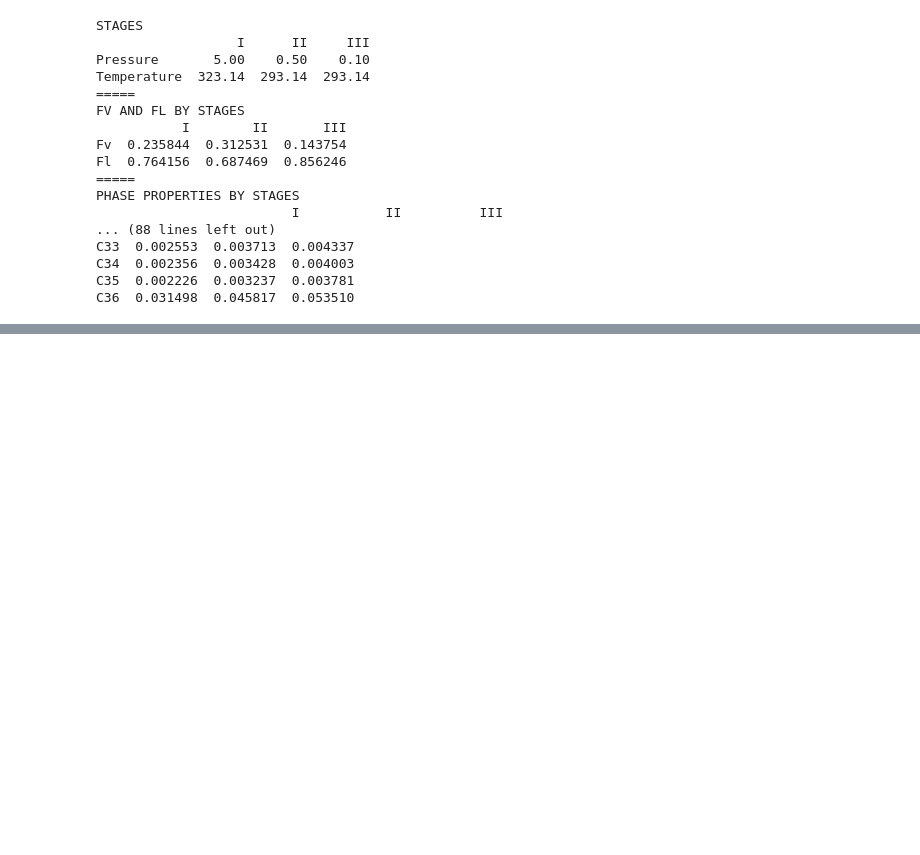
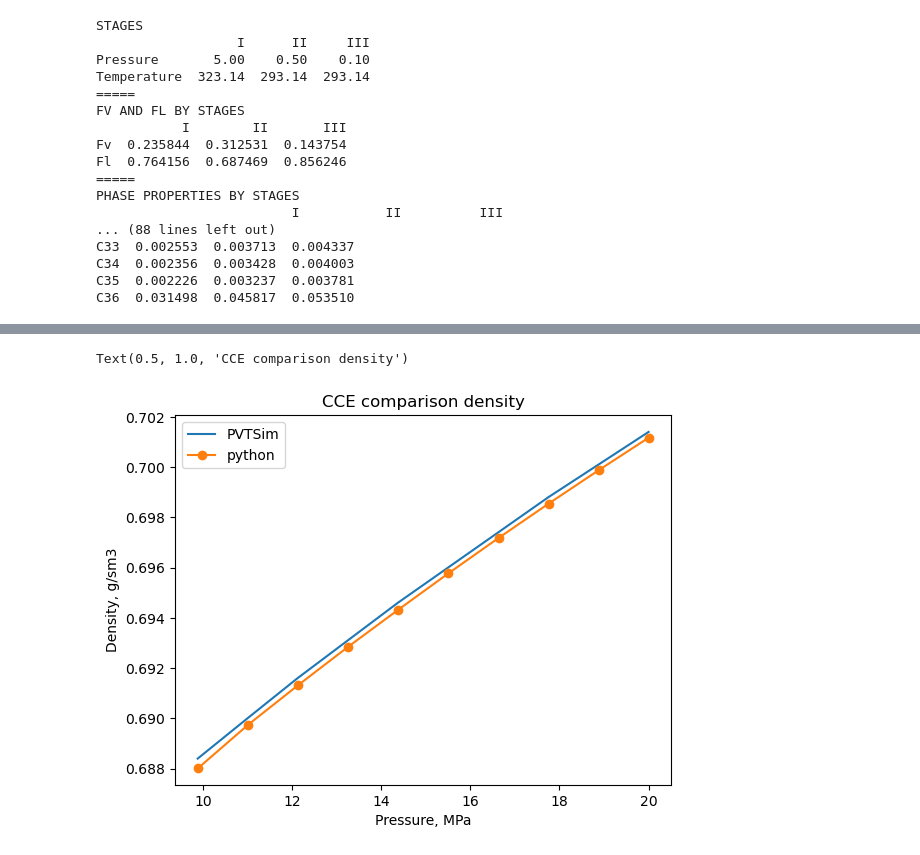
Before and after one commit to SidorenkoDD/BlackBoxFluid, a Jupyter notebook: code/tests2.ipynb, the cells around one changed output, grey strips where cells are left out. Saved outputs shown, nothing was run; the diff lists cells and outputs as text; code cells hidden in the pictures; blank space fills up the shorter version.

```diff
--- a/code/tests2.ipynb
+++ b/code/tests2.ipynb
@@ -432,0 +513,12 @@ model1.experiments.CCE.calculate(20, 50)
+# %%
+import matplotlib.pyplot as plt
+
+plt.plot(pvtsim_pressure[:-1], pvtsim_dens, label = 'PVTSim')
+plt.plot(pressure_cce, dens,  marker = 'o', label = 'python')
+plt.legend()
+plt.xlabel('Pressure, MPa')
+plt.ylabel('Density, g/sm3')
+plt.title('CCE comparison density')
+# %% [output]
+Text(0.5, 1.0, 'CCE comparison density')
+[figure, added]
```
Also changed, not shown: parts of 9 cells of this notebook, 5 other files.
